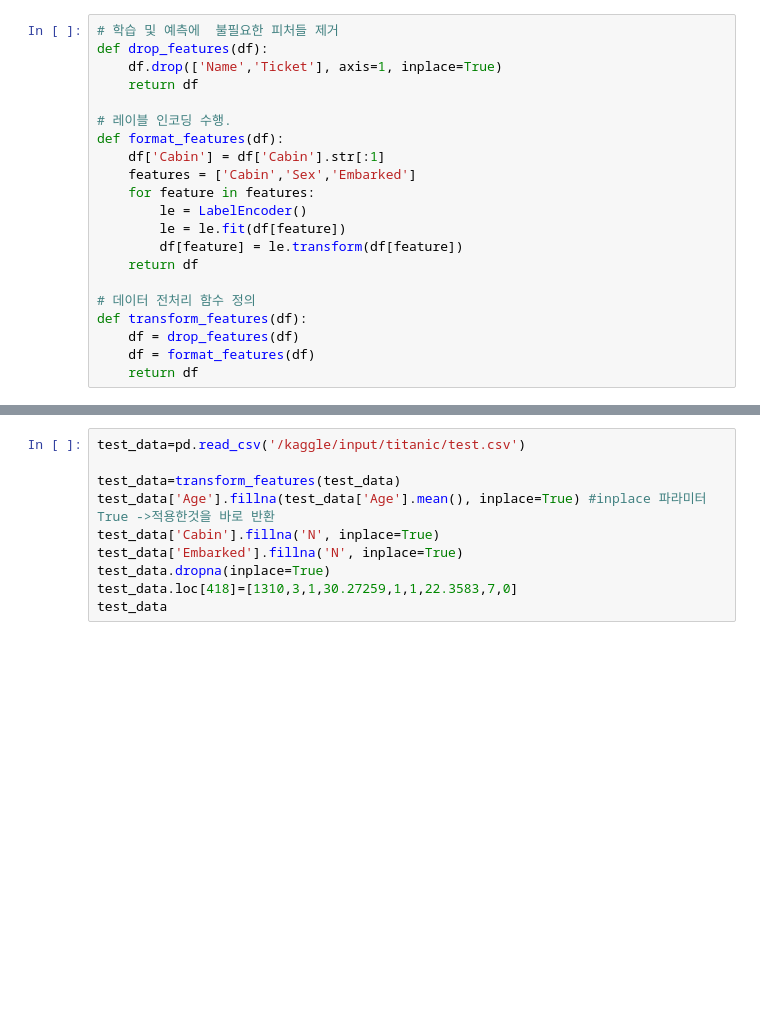
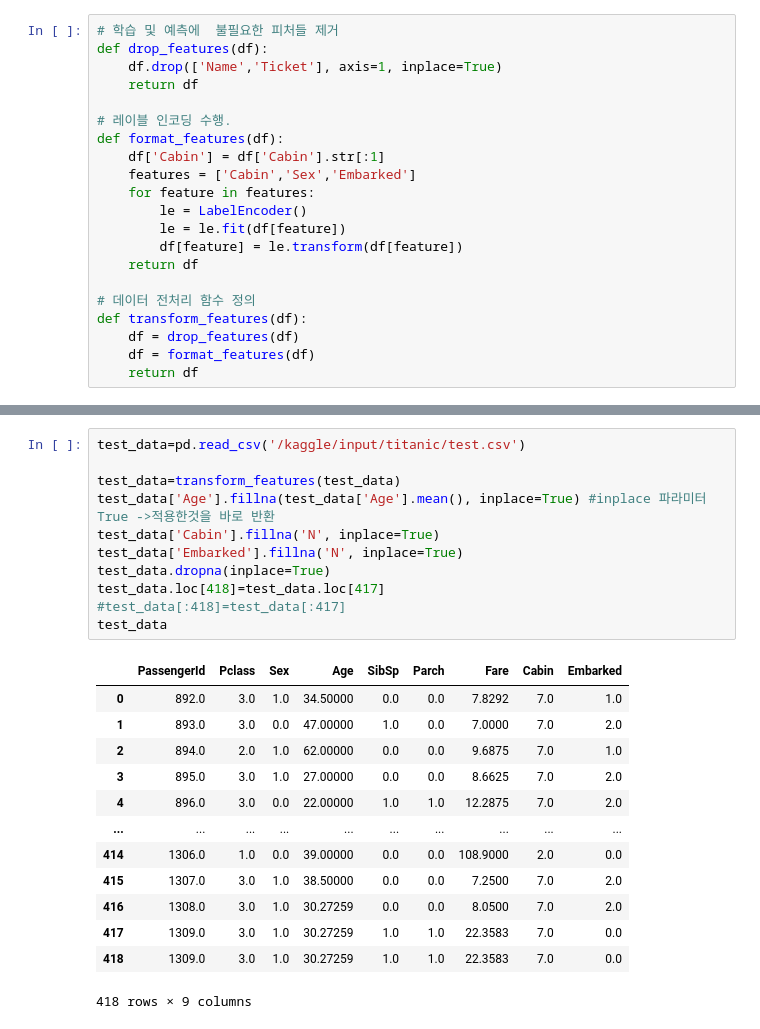
Before and after one commit to chlwldns00/scikitlearn-, a Jupyter notebook: titanic-disaster-competition.ipynb, the cells around one changed output, grey strips where cells are left out. Saved outputs shown, nothing was run; the diff lists cells and outputs as text; blank space fills up the shorter version.

```diff
--- a/titanic-disaster-competition.ipynb
+++ b/titanic-disaster-competition.ipynb
@@ -83,13 +167,28 @@ X_test
 # %%
 test_data=pd.read_csv('/kaggle/input/titanic/test.csv')
 
 test_data=transform_features(test_data)
 test_data['Age'].fillna(test_data['Age'].mean(), inplace=True) #inplace 파라미터 True ->적용한것을 바로 반환
 test_data['Cabin'].fillna('N', inplace=True)
 test_data['Embarked'].fillna('N', inplace=True)
 test_data.dropna(inplace=True)
-test_data.loc[418]=[1310,3,1,30.27259,1,1,22.3583,7,0]
+test_data.loc[418]=test_data.loc[417]
+#test_data[:418]=test_data[:417]
 test_data
+# %% [output]
+|  | PassengerId | Pclass | Sex | Age | SibSp | Parch | Fare | Cabin | Embarked |
+| 0 | 892.0 | 3.0 | 1.0 | 34.50000 | 0.0 | 0.0 | 7.8292 | 7.0 | 1.0 |
+| 1 | 893.0 | 3.0 | 0.0 | 47.00000 | 1.0 | 0.0 | 7.0000 | 7.0 | 2.0 |
+| 2 | 894.0 | 2.0 | 1.0 | 62.00000 | 0.0 | 0.0 | 9.6875 | 7.0 | 1.0 |
+| 3 | 895.0 | 3.0 | 1.0 | 27.00000 | 0.0 | 0.0 | 8.6625 | 7.0 | 2.0 |
+| 4 | 896.0 | 3.0 | 0.0 | 22.00000 | 1.0 | 1.0 | 12.2875 | 7.0 | 2.0 |
+| ... | ... | ... | ... | ... | ... | ... | ... | ... | ... |
+| 414 | 1306.0 | 1.0 | 0.0 | 39.00000 | 0.0 | 0.0 | 108.9000 | 2.0 | 0.0 |
+| 415 | 1307.0 | 3.0 | 1.0 | 38.50000 | 0.0 | 0.0 | 7.2500 | 7.0 | 2.0 |
+| 416 | 1308.0 | 3.0 | 1.0 | 30.27259 | 0.0 | 0.0 | 8.0500 | 7.0 | 2.0 |
+| 417 | 1309.0 | 3.0 | 1.0 | 30.27259 | 1.0 | 1.0 | 22.3583 | 7.0 | 0.0 |
+| 418 | 1309.0 | 3.0 | 1.0 | 30.27259 | 1.0 | 1.0 | 22.3583 | 7.0 | 0.0 |
+418 rows × 9 columns
 # %%
 # 결정트리, Random Forest, 로지스틱 회귀를 위한 사이킷런 Classifier 클래스 생성
 dt_clf = DecisionTreeClassifier(random_state=11)
```
Also changed, not shown: parts of 13 cells of this notebook.
